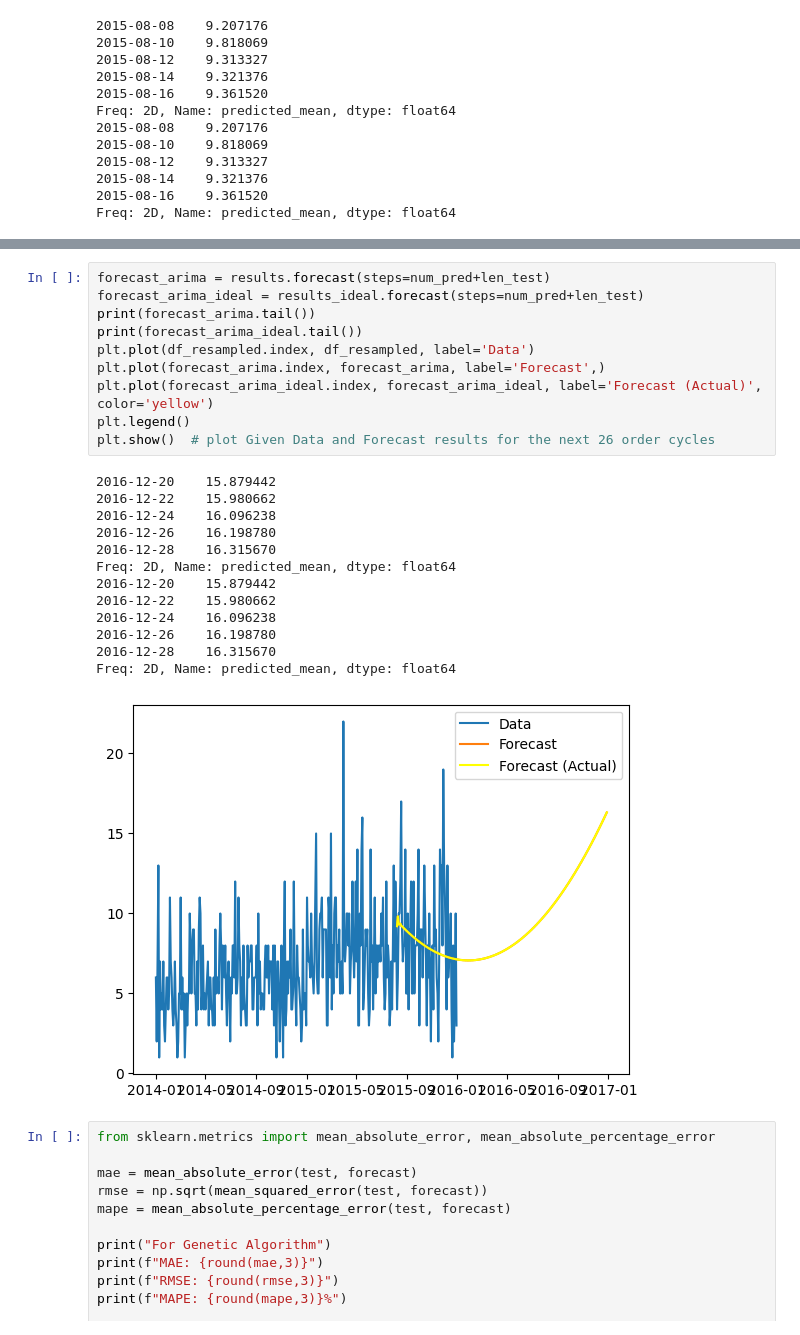
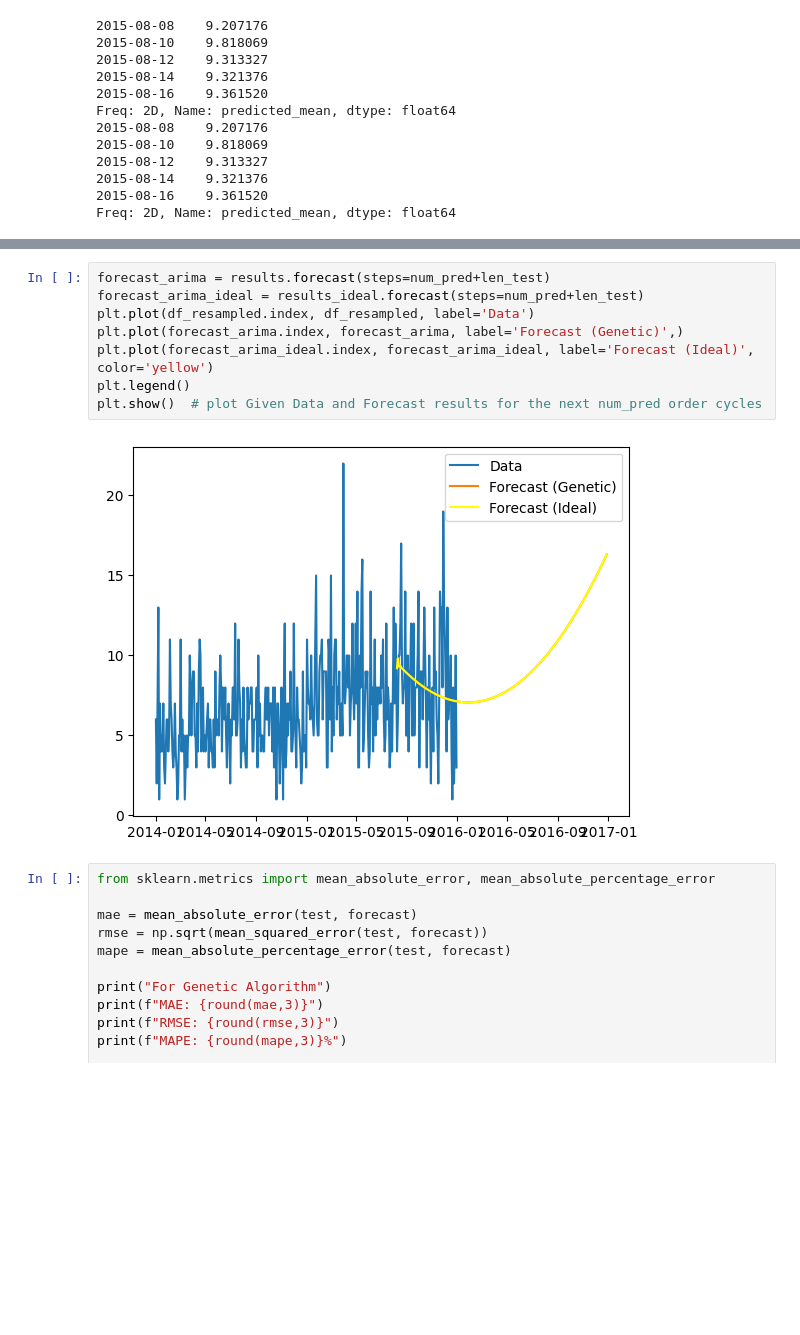
Before and after one commit to Aryan-401/ZeroWasteWarehouse, a Jupyter notebook: ZeroWasteManagement-ARIMA.ipynb, the cells around one changed output, grey strips where cells are left out. Drawn from its saved outputs; the diff is of its cells as text; blank space fills up the shorter version.

Commit message:
ARIMA Model

```diff
--- a/ZeroWasteManagement-ARIMA.ipynb
+++ b/ZeroWasteManagement-ARIMA.ipynb
@@ -322,27 +322,13 @@ plt.show()  # plot Test, Train and Forecast results
 # %%
 forecast_arima = results.forecast(steps=num_pred+len_test)
 forecast_arima_ideal = results_ideal.forecast(steps=num_pred+len_test)
-print(forecast_arima.tail())
-print(forecast_arima_ideal.tail())
 plt.plot(df_resampled.index, df_resampled, label='Data')
-plt.plot(forecast_arima.index, forecast_arima, label='Forecast',)
-plt.plot(forecast_arima_ideal.index, forecast_arima_ideal, label='Forecast (Actual)', color='yellow')
+plt.plot(forecast_arima.index, forecast_arima, label='Forecast (Genetic)',)
+plt.plot(forecast_arima_ideal.index, forecast_arima_ideal, label='Forecast (Ideal)', color='yellow')
 plt.legend()
-plt.show()  # plot Given Data and Forecast results for the next 26 order cycles
+plt.show()  # plot Given Data and Forecast results for the next num_pred order cycles
 # %% [output]
-2016-12-20    15.879442
-2016-12-22    15.980662
-2016-12-24    16.096238
-2016-12-26    16.198780
-2016-12-28    16.315670
-Freq: 2D, Name: predicted_mean, dtype: float64
-2016-12-20    15.879442
-2016-12-22    15.980662
-2016-12-24    16.096238
-2016-12-26    16.198780
-2016-12-28    16.315670
-Freq: 2D, Name: predicted_mean, dtype: float64
-[figure, old version]
+[figure, new version]
 # %%
 from sklearn.metrics import mean_absolute_error, mean_absolute_percentage_error
 
```
Also changed, not shown: parts of 1 cell of this notebook.
